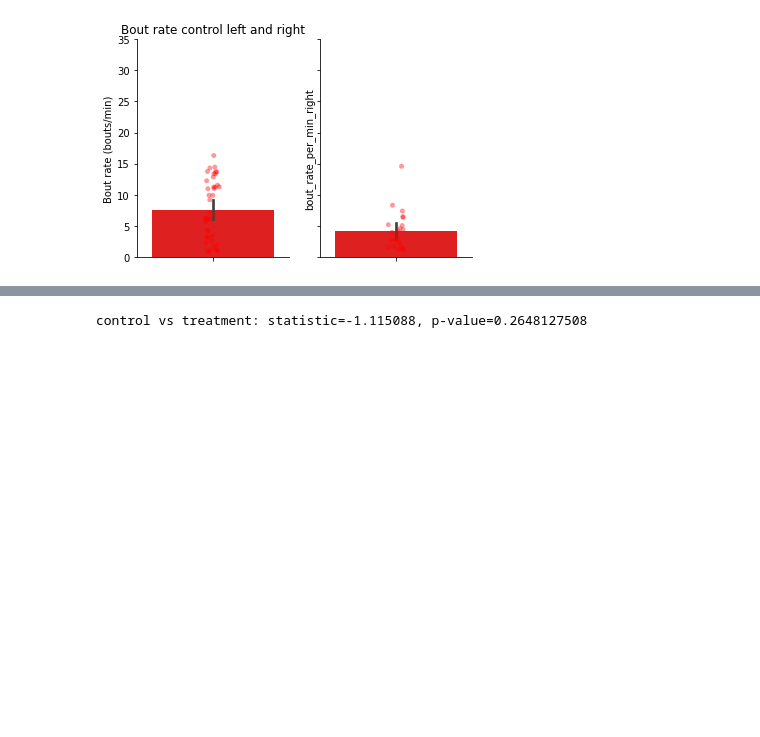
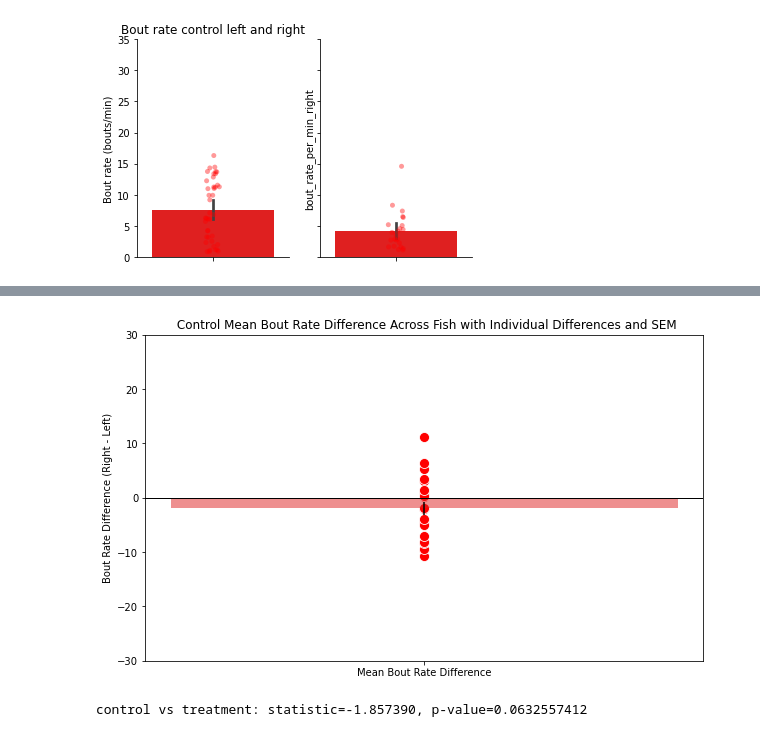
Before and after one commit to PaulaPflitsch/SleepPaper_code2023, a Jupyter notebook: Avoidance_analysis/Odor_sleep_data_oct2024.ipynb, the cells around one changed output, grey strips where cells are left out. Drawn from its saved outputs; the diff is of its cells as text; code cells hidden in the pictures; blank space fills up the shorter version.

Commit message:
added treatment group

```diff
--- a/Avoidance_analysis/Odor_sleep_data_oct2024.ipynb
+++ b/Avoidance_analysis/Odor_sleep_data_oct2024.ipynb
@@ -342,0 +345,16 @@ sns.despine(right=True, bottom=False)
+# %%
+# Merge left and right bout rates for each fish
+bout_rate_df_SD = pd.merge(left_bout_rates, right_bout_rates, on='fish_number')
+print(bout_rate_df_SD)
+
+# Calculate the difference: bout rate right - bout rate left
+bout_rate_df_SD['bout_rate_difference'] = bout_rate_df_SD['bout_rate_per_min_right'] - bout_rate_df_SD['bout_rate_per_min_left']
+#print(bout_rate_df_ctrl)
+
+# Calculate the mean bout rate difference across all fish
+mean_bout_rate_difference_SD = bout_rate_df_SD['bout_rate_difference'].mean()
+sem_bout_rate_difference_SD = sem(bout_rate_df_SD['bout_rate_difference'])
+
+# print results
+#print("Mean bout rate difference Control")
+print(f" {mean_bout_rate_difference_SD:.4f} bouts/min +/- {sem_bout_rate_difference_SD:.4f}")
@@ -343,5 +379,26 @@ sns.despine(right=True, bottom=False)
+# %%
+# Plotting
+plt.figure(figsize=(10, 6))
+
+# Bar plot: Mean bout rate difference across all fish with error bar for SEM
+ax=sns.barplot(x=['Mean Bout Rate Difference'], y=[mean_bout_rate_difference_SD], color='red', yerr=sem_bout_rate_difference_SD, alpha=0.5)
+
+# Scatter plot overlay: Individual bout rate differences per fish
+ax=sns.scatterplot(x=['Mean Bout Rate Difference'] * len(bout_rate_df_SD), y=bout_rate_df_SD['bout_rate_difference'], color='red', s=100)
+
+# Labels and title
+plt.ylabel("Bout Rate Difference (Right - Left)")
+plt.title(" Control Mean Bout Rate Difference Across Fish with Individual Differences and SEM")
+
+plt.ylim(-30,30)
+plt.axhline(y=0, color='black', linewidth=1, linestyle='-')  # Dashed line at y=0
+
+plt.savefig(r"E:\Olfaction\Prefernece_index_cadaverine\5mM_cadaverine\boutrateDiff_SD.pdf")
+plt.show()
+# %% [output]
+[figure, added]
 # %%
 p=ranksums(bout_rate_df_ctrl['bout_rate_difference'], bout_rate_df_SD['bout_rate_difference'])
 print(f"control vs treatment: statistic={p.statistic:.6f}, p-value={p.pvalue:.10f}")
 # %% [output]
-control vs treatment: statistic=-1.115088, p-value=0.2648127508
+control vs treatment: statistic=-1.857390, p-value=0.0632557412
```
Also changed, not shown: parts of 5 cells of this notebook.
